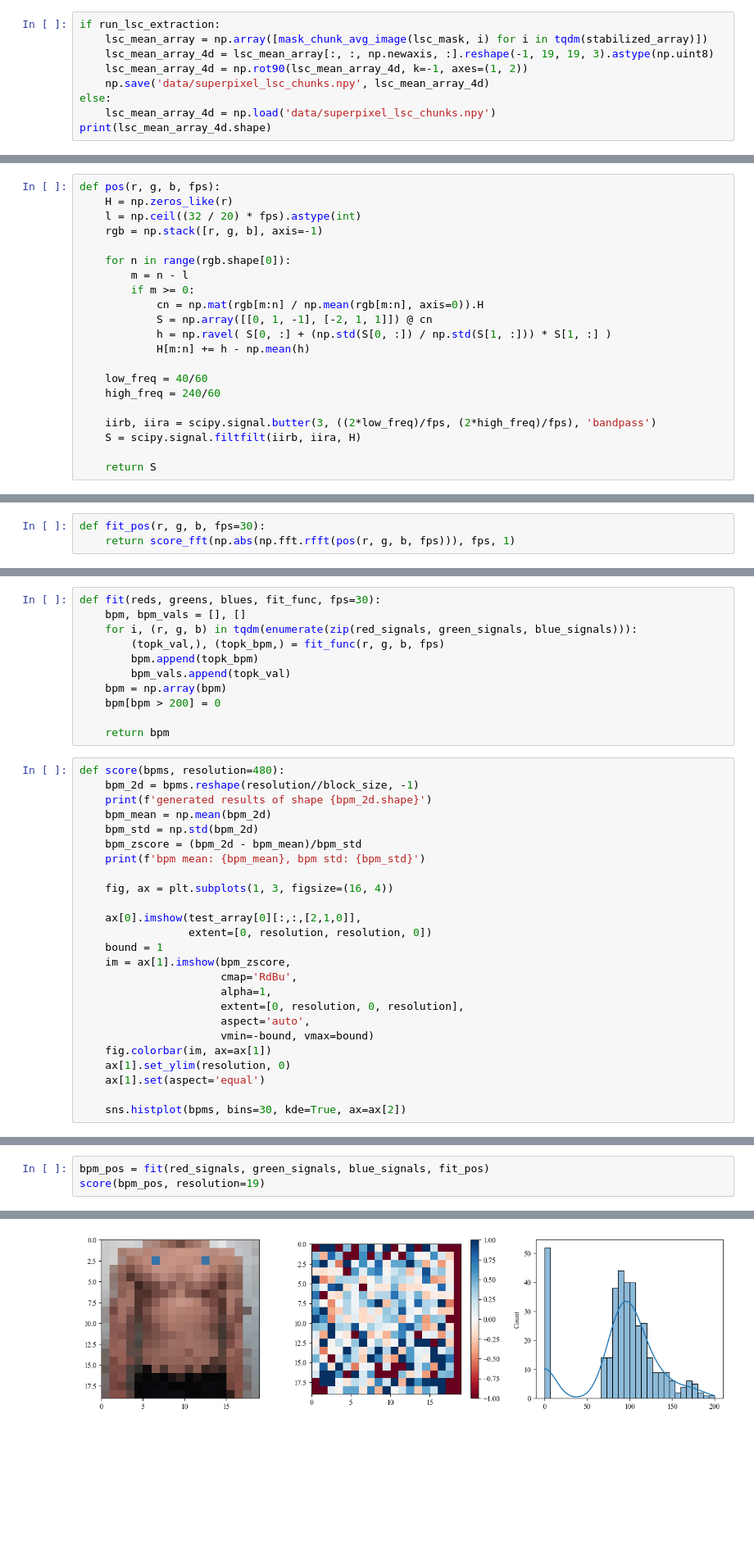
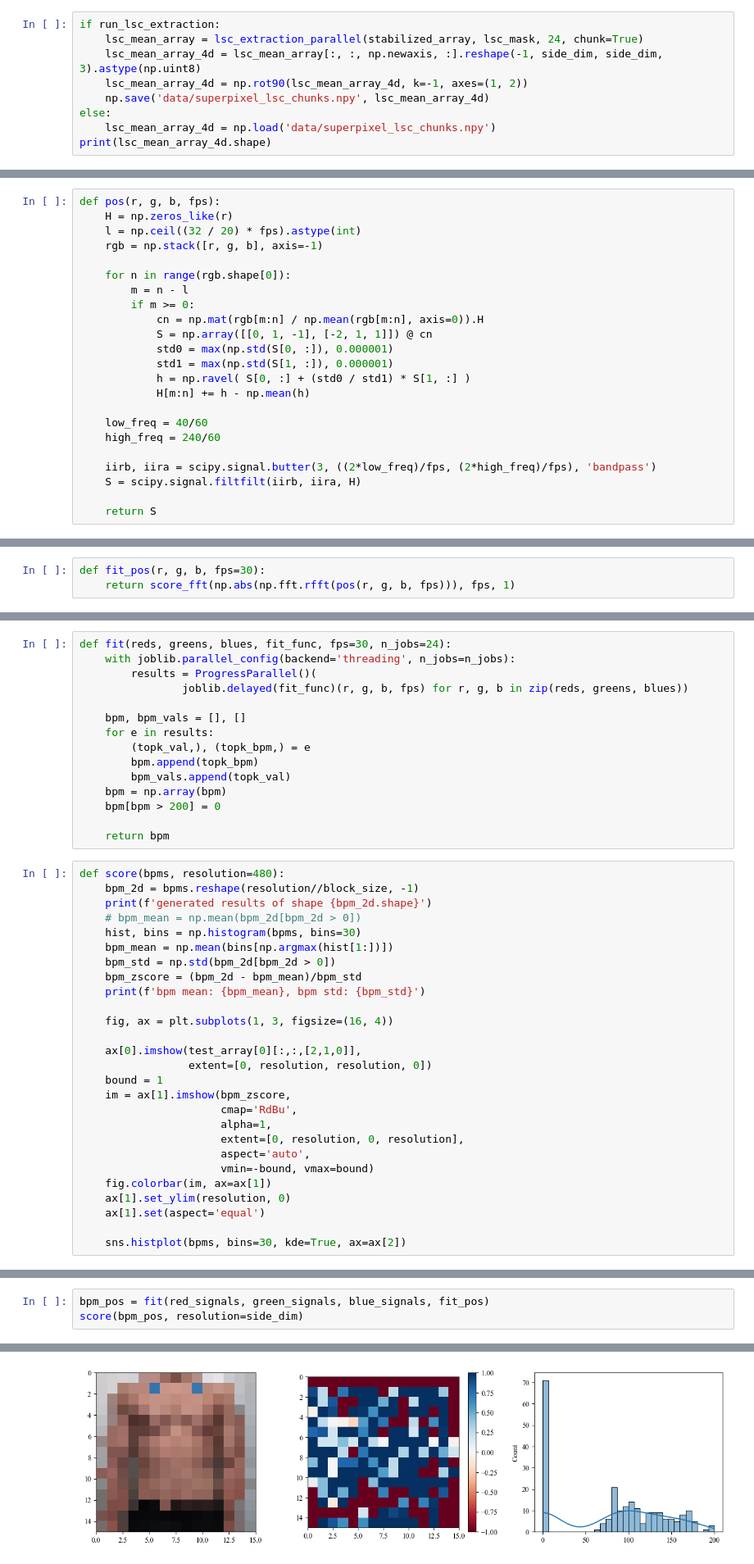
Before and after one commit to tiandahuang/chest-rppg, a Jupyter notebook: signal_analysis.ipynb, the cells around one changed output, grey strips where cells are left out. Shown at 82% size. Drawn from its saved outputs; the diff is of its cells as text; blank space fills up the shorter version.

Commit message:
progress

```diff
--- a/signal_analysis.ipynb
+++ b/signal_analysis.ipynb
@@ -115,7 +119,7 @@ def mask_chunk_avg_image(mask, image):
 # %%
 if run_lsc_extraction:
-    lsc_mean_array = np.array([mask_chunk_avg_image(lsc_mask, i) for i in tqdm(stabilized_array)])
-    lsc_mean_array_4d = lsc_mean_array[:, :, np.newaxis, :].reshape(-1, 19, 19, 3).astype(np.uint8)
+    lsc_mean_array = lsc_extraction_parallel(stabilized_array, lsc_mask, 24, chunk=True)
+    lsc_mean_array_4d = lsc_mean_array[:, :, np.newaxis, :].reshape(-1, side_dim, side_dim, 3).astype(np.uint8)
     lsc_mean_array_4d = np.rot90(lsc_mean_array_4d, k=-1, axes=(1, 2))
     np.save('data/superpixel_lsc_chunks.npy', lsc_mean_array_4d)
 else:
@@ -188,7 +192,9 @@ def pos(r, g, b, fps):
         if m >= 0:
             cn = np.mat(rgb[m:n] / np.mean(rgb[m:n], axis=0)).H
             S = np.array([[0, 1, -1], [-2, 1, 1]]) @ cn
-            h = np.ravel( S[0, :] + (np.std(S[0, :]) / np.std(S[1, :])) * S[1, :] )
+            std0 = max(np.std(S[0, :]), 0.000001)
+            std1 = max(np.std(S[1, :]), 0.000001)
+            h = np.ravel( S[0, :] + (std0 / std1) * S[1, :] )
             H[m:n] += h - np.mean(h)
 
     low_freq = 40/60
@@ -242,8 +251,12 @@ def fit_pos(r, g, b, fps=30):
 # %%
-def fit(reds, greens, blues, fit_func, fps=30):
+def fit(reds, greens, blues, fit_func, fps=30, n_jobs=24):
+    with joblib.parallel_config(backend='threading', n_jobs=n_jobs):
+        results = ProgressParallel()(
+                joblib.delayed(fit_func)(r, g, b, fps) for r, g, b in zip(reds, greens, blues))
+
     bpm, bpm_vals = [], []
-    for i, (r, g, b) in tqdm(enumerate(zip(red_signals, green_signals, blue_signals))):
-        (topk_val,), (topk_bpm,) = fit_func(r, g, b, fps)
+    for e in results:
+        (topk_val,), (topk_bpm,) = e
         bpm.append(topk_bpm)
         bpm_vals.append(topk_val)
     bpm = np.array(bpm)
@@ -254,8 +267,10 @@ def fit(reds, greens, blues, fit_func, fps=30):
 def score(bpms, resolution=480):
     bpm_2d = bpms.reshape(resolution//block_size, -1)
     print(f'generated results of shape {bpm_2d.shape}')
-    bpm_mean = np.mean(bpm_2d)
-    bpm_std = np.std(bpm_2d)
+    # bpm_mean = np.mean(bpm_2d[bpm_2d > 0])
+    hist, bins = np.histogram(bpms, bins=30)
+    bpm_mean = np.mean(bins[np.argmax(hist[1:])])
+    bpm_std = np.std(bpm_2d[bpm_2d > 0])
     bpm_zscore = (bpm_2d - bpm_mean)/bpm_std
     print(f'bpm mean: {bpm_mean}, bpm std: {bpm_std}')
 
@@ -285,4 +300,4 @@ bpm mean: 90.60941828254848, bpm std: 36.91338698145658
 # %%
 bpm_pos = fit(red_signals, green_signals, blue_signals, fit_pos)
-score(bpm_pos, resolution=19)
+score(bpm_pos, resolution=side_dim)
 # %% [output]
@@ -291 +306 @@ bpm mean: 90.89750692520775, bpm std: 44.298821847237384
-[figure, old version]
+[figure, new version]
```
Also changed, not shown: parts of 22 cells of this notebook, 3 other files.
